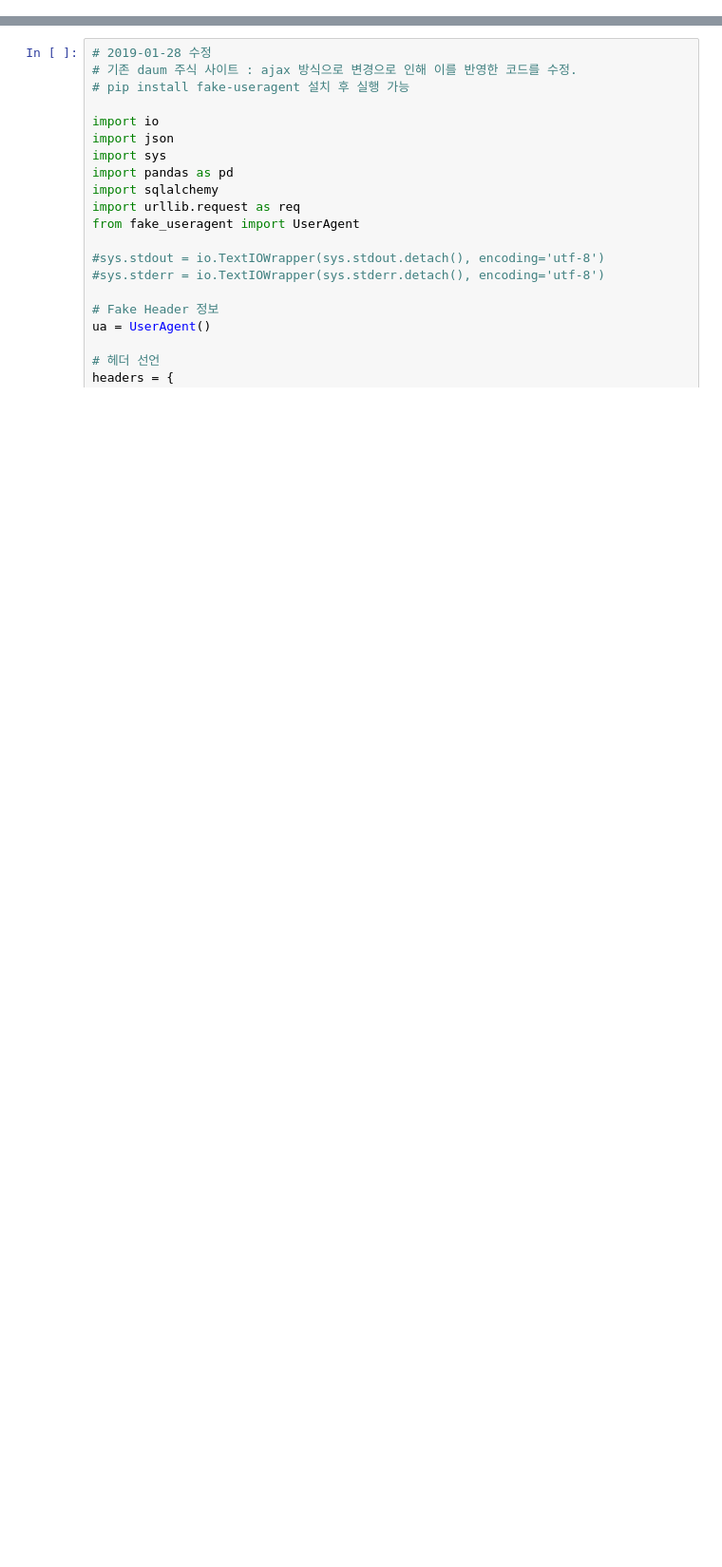
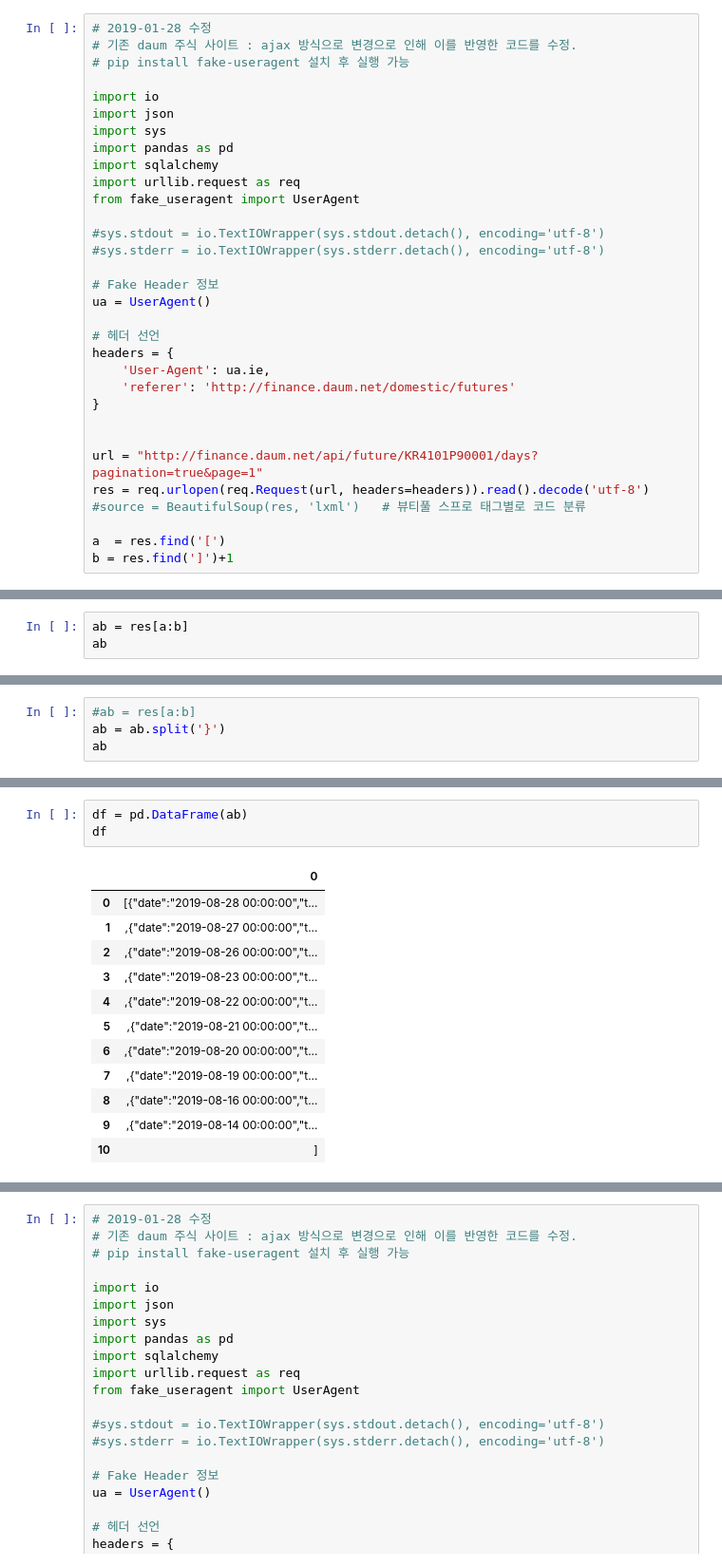
Before and after one commit to linux386/first_module, a Jupyter notebook: Untitled.ipynb, the cells around one changed output, grey strips where cells are left out. Shown at 95% size. Cells and saved outputs as stored; diff of their text form; blank space fills up the shorter version.

```diff
--- a/Untitled.ipynb
+++ b/Untitled.ipynb
@@ -0,0 +1,32 @@
+# %%
+# 2019-01-28 수정
+# 기존 daum 주식 사이트 : ajax 방식으로 변경으로 인해 이를 반영한 코드를 수정.
+# pip install fake-useragent 설치 후 실행 가능
+
+import io
+import json
+import sys
+import pandas as pd
+import sqlalchemy
+import urllib.request as req
+from fake_useragent import UserAgent
+
+#sys.stdout = io.TextIOWrapper(sys.stdout.detach(), encoding='utf-8')
+#sys.stderr = io.TextIOWrapper(sys.stderr.detach(), encoding='utf-8')
+
+# Fake Header 정보
+ua = UserAgent()
+
+# 헤더 선언
+headers = {
+    'User-Agent': ua.ie,
+    'referer': 'http://finance.daum.net/domestic/futures'
+}
+
+
+url = "http://finance.daum.net/api/future/KR4101P90001/days?pagination=true&page=1"
+res = req.urlopen(req.Request(url, headers=headers)).read().decode('utf-8')
+#source = BeautifulSoup(res, 'lxml')   # 뷰티풀 스프로 태그별로 코드 분류
+
+a  = res.find('[')
+b = res.find(']')+1
@@ -0,0 +37,3 @@
+# %%
+ab = res[a:b]
+ab
@@ -0,0 +42,4 @@
+# %%
+#ab = res[a:b]
+ab = ab.split('}')
+ab
@@ -0,0 +58,16 @@
+# %%
+df = pd.DataFrame(ab)
+df
+# %% [output]
+|  | 0 |
+| 0 | [{"date":"2019-08-28 00:00:00","t... |
+| 1 | ,{"date":"2019-08-27 00:00:00","t... |
+| 2 | ,{"date":"2019-08-26 00:00:00","t... |
+| 3 | ,{"date":"2019-08-23 00:00:00","t... |
+| 4 | ,{"date":"2019-08-22 00:00:00","t... |
+| 5 | ,{"date":"2019-08-21 00:00:00","t... |
+| 6 | ,{"date":"2019-08-20 00:00:00","t... |
+| 7 | ,{"date":"2019-08-19 00:00:00","t... |
+| 8 | ,{"date":"2019-08-16 00:00:00","t... |
+| 9 | ,{"date":"2019-08-14 00:00:00","t... |
+| 10 | ] |
```
Also changed, not shown: parts of 6 cells of this notebook, 3 other files.
